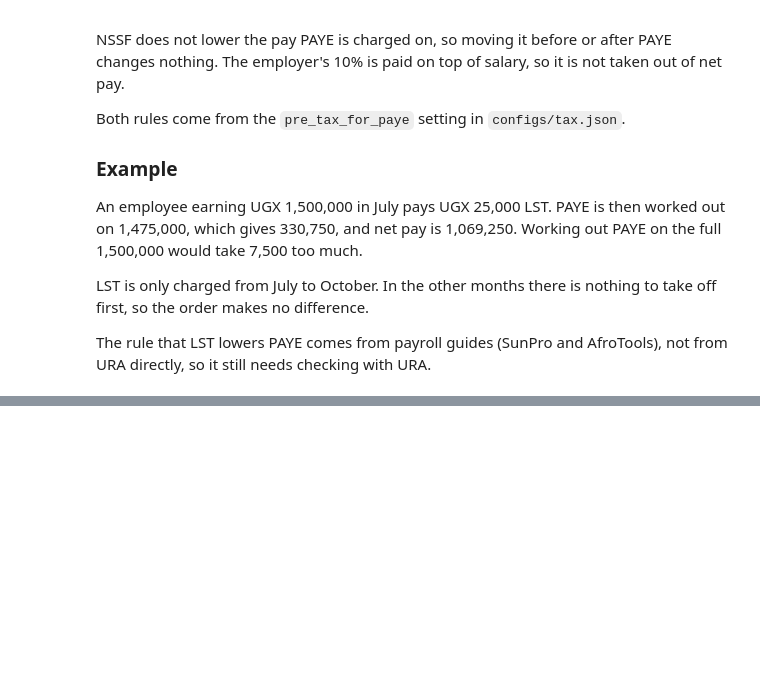
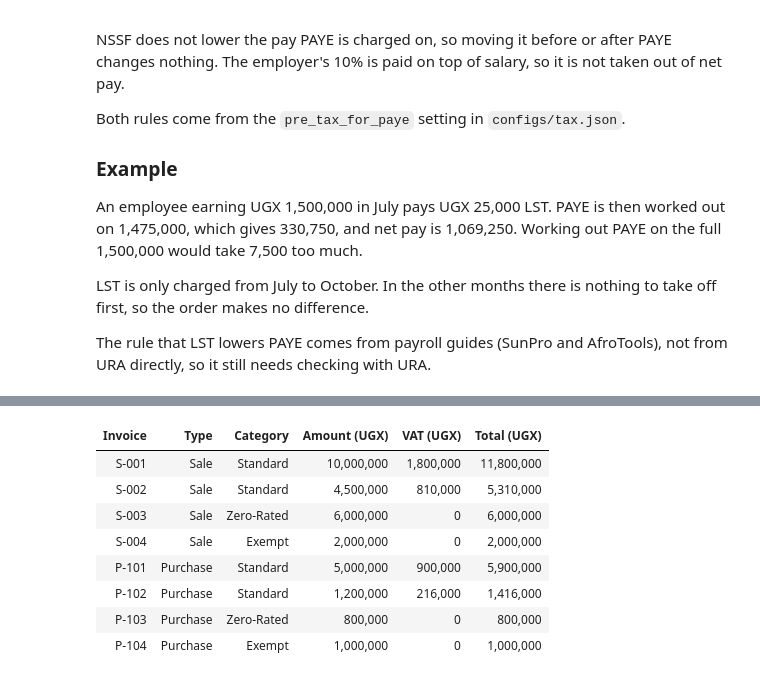
Before and after one commit to instantiate2roy/mini-project, a Jupyter notebook: project2_tax_engine.ipynb, the cells around one changed output, grey strips where cells are left out. Drawn from its saved outputs; the diff is of its cells as text; code cells hidden in the pictures; blank space fills up the shorter version.

```diff
--- a/project2_tax_engine.ipynb
+++ b/project2_tax_engine.ipynb
@@ -220,0 +240,75 @@ not from URA directly, so it still needs checking with URA.
+# %%
+from decimal import Decimal
+import pandas as pd
+from src.vat import Vat
+from src.tax_context import TaxContext
+
+vat_tax = Vat("UG")
+
+# Invoices for one VAT period. Amounts exclude VAT.
+# type: "sale" (output VAT) or "purchase" (input VAT)
+# category: "standard" (18%), "zero_rated" (0%) or "exempt" (no VAT)
+invoices = [
+    {"invoice": "S-001", "type": "sale",     "category": "standard",   "amount": 10_000_000},
+    {"invoice": "S-002", "type": "sale",     "category": "standard",   "amount": 4_500_000},
+    {"invoice": "S-003", "type": "sale",     "category": "zero_rated", "amount": 6_000_000},
+    {"invoice": "S-004", "type": "sale",     "category": "exempt",     "amount": 2_000_000},
+    {"invoice": "P-101", "type": "purchase", "category": "standard",   "amount": 5_000_000},
+    {"invoice": "P-102", "type": "purchase", "category": "standard",   "amount": 1_200_000},
+    {"invoice": "P-103", "type": "purchase", "category": "zero_rated", "amount": 800_000},
+    {"invoice": "P-104", "type": "purchase", "category": "exempt",     "amount": 1_000_000},
+]
+
+# VAT on each invoice
+rows = []
+for inv in invoices:
+    ctx = TaxContext(amount=Decimal(inv["amount"]), vat_category=inv["category"])
+    vat = vat_tax.calculate(ctx).amount
+    rows.append({
+        "Invoice": inv["invoice"],
+        "Type": inv["type"].title(),
+        "Category": inv["category"].replace("_", "-").title(),
+        "Amount (UGX)": ctx.amount,
+        "VAT (UGX)": vat,
+        "Total (UGX)": ctx.amount + vat,
+    })
+
+df = pd.DataFrame(rows)
+
+# Output VAT is charged on sales; input VAT is paid on purchases and claimed back
+output_vat = df.loc[df["Type"] == "Sale", "VAT (UGX)"].sum()
+input_vat = df.loc[df["Type"] == "Purchase", "VAT (UGX)"].sum()
+net_vat = output_vat - input_vat
+
+summary = pd.DataFrame([
+    {"Item": "Output VAT (on sales)", "UGX": output_vat},
+    {"Item": "Input VAT (on purchases)", "UGX": input_vat},
+    {"Item": "Net VAT payable" if net_vat >= 0 else "Net VAT refundable", "UGX": abs(net_vat)},
+])
+
+table_styles = [
+    {"selector": "caption", "props": "caption-side: top; font-size: 1.1em; font-weight: 600; text-align: left; padding: 6px 0;"},
+    {"selector": "th", "props": "background-color: #1f4e79; color: white; text-align: right; padding: 6px 10px;"},
+    {"selector": "td", "props": "text-align: right; padding: 4px 10px; border-bottom: 1px solid #e1e4e8;"},
+    {"selector": "", "props": "border-collapse: collapse; font-family: sans-serif; font-size: 0.9em;"},
+]
+
+money_cols = [c for c in df.columns if "(UGX)" in c]
+invoice_table = (
+    df.style
+    .format("{:,.0f}", subset=money_cols)
+    .hide(axis="index")
+    .set_caption("Invoices for the period")
+    .set_table_styles(table_styles)
+)
+
+summary_table = (
+    summary.style
+    .format("{:,.0f}", subset=["UGX"])
+    .hide(axis="index")
+    .set_caption("VAT return summary")
+    .set_table_styles(table_styles)
+)
+
+display(invoice_table, summary_table)
+# %% [output]
@@ -220,0 +316,9 @@ not from URA directly, so it still needs checking with URA.
+| Invoice | Type | Category | Amount (UGX) | VAT (UGX) | Total (UGX) |
+| S-001 | Sale | Standard | 10,000,000 | 1,800,000 | 11,800,000 |
+| S-002 | Sale | Standard | 4,500,000 | 810,000 | 5,310,000 |
+| S-003 | Sale | Zero-Rated | 6,000,000 | 0 | 6,000,000 |
+| S-004 | Sale | Exempt | 2,000,000 | 0 | 2,000,000 |
+| P-101 | Purchase | Standard | 5,000,000 | 900,000 | 5,900,000 |
+| P-102 | Purchase | Standard | 1,200,000 | 216,000 | 1,416,000 |
+| P-103 | Purchase | Zero-Rated | 800,000 | 0 | 800,000 |
+| P-104 | Purchase | Exempt | 1,000,000 | 0 | 1,000,000 |
```
Also changed, not shown: parts of 4 cells of this notebook.
